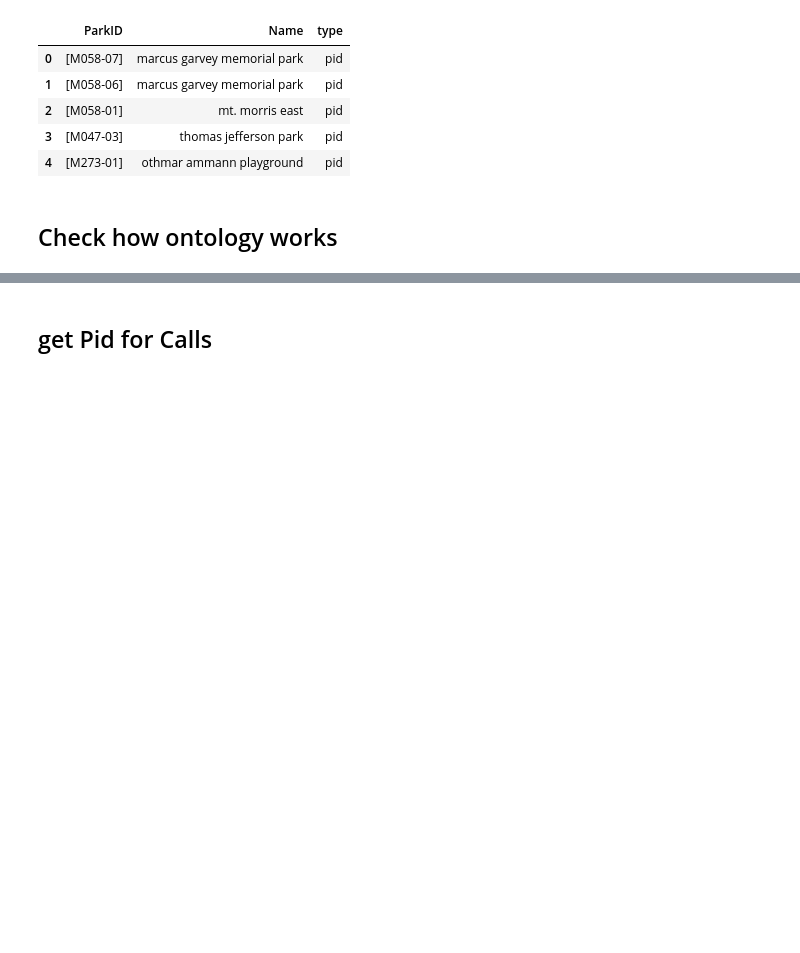
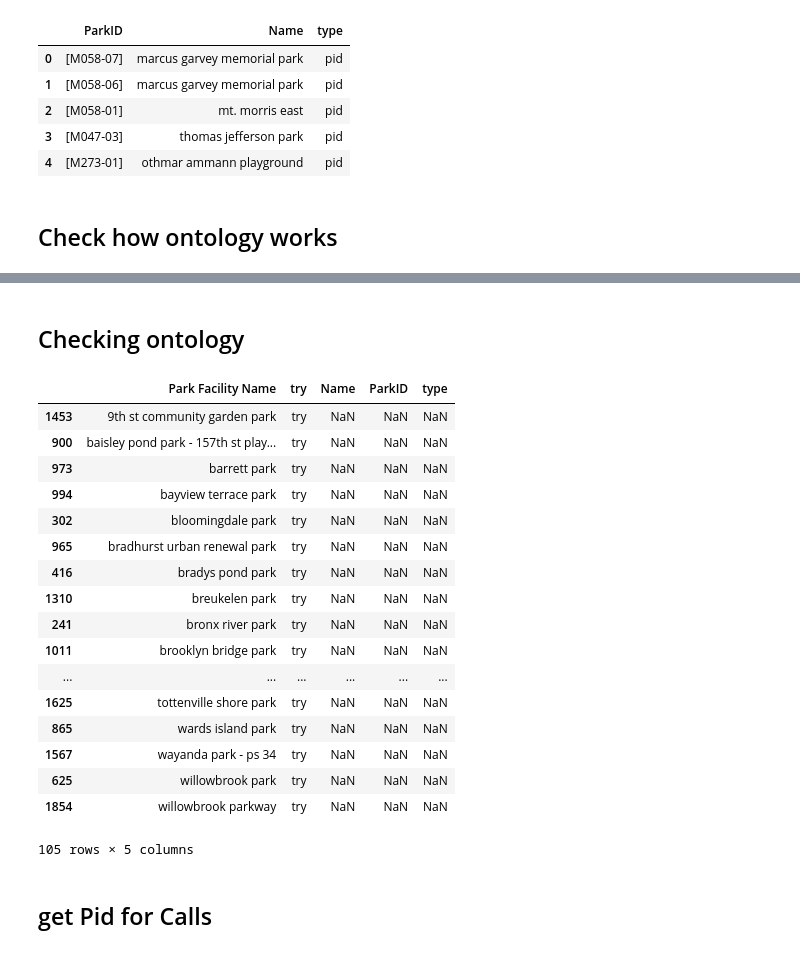
Before and after one commit to gdobler/parqa, a Jupyter notebook: 311/ONTOLOGY/4_311_calls_to_PropertyID.ipynb, the cells around one changed output, grey strips where cells are left out. Drawn from its saved outputs; the diff is of its cells as text; code cells hidden in the pictures; blank space fills up the shorter version.

```diff
--- a/311/ONTOLOGY/4_311_calls_to_PropertyID.ipynb
+++ b/311/ONTOLOGY/4_311_calls_to_PropertyID.ipynb
@@ -239,10 +225,10 @@ ontoMask.head()
 # %%
 onto2 = prop2.merge(ontoMask, on='Name', how='left')
-onto2.newName[pd.isnull(onto2.newName)] = onto2.Name[pd.isnull(onto2.newName)]
+onto2.fuzname[pd.isnull(onto2.fuzname)] = onto2.Name[pd.isnull(onto2.fuzname)]
 # %%
 ### edit Onto
-onto2.newName[onto2.Name.str.contains('mccarren park')] = 'mccarren park'
-onto2.newName[onto2.newName.str.contains('hunt')] = 'hunts point riverside park'
-onto2.newName[onto2.newName.str.contains('waring')] = 'waring plgd'
-onto2.newName[onto2.newName.str.contains('red hook')] = 'red hook park'
-onto2.newName[onto2.newName.str.contains('rockaway beach and boardwalk')] = 'rockaway beach boardwalk'
+onto2.fuzname[onto2.Name.str.contains('mccarren park')] = 'mccarren park'
+onto2.fuzname[onto2.fuzname.str.contains('hunt')] = 'hunts point riverside park'
+onto2.fuzname[onto2.fuzname.str.contains('waring')] = 'waring plgd'
+onto2.fuzname[onto2.fuzname.str.contains('red hook')] = 'red hook park'
+onto2.fuzname[onto2.fuzname.str.contains('rockaway beach and boardwalk')] = 'rockaway beach boardwalk'
@@ -257,5 +244,30 @@ onto2.newName[onto2.newName.str.contains('rockaway beach and boardwalk')] = 'roc
 # %%
-onto2.rename(inplace=1, columns={'Name':'Park Facility Name','newName':'Name'})
+onto2.rename(inplace=1, columns={'fuzname':'Park Facility Name','newName':'Name'})
+# %% [markdown]
+## Checking ontology
+# %%
+x = fuzzyNames.merge(onto2, how='left', on='Park Facility Name')
+
+x[(pd.isnull(x.ParkID))&(x['Park Facility Name'].str.contains('park'))].sort_values('Park Facility Name')
+# %% [output]
+|  | Park Facility Name | try | Name | ParkID | type |
+| 1453 | 9th st community garden park | try | NaN | NaN | NaN |
+| 900 | baisley pond park - 157th st play... | try | NaN | NaN | NaN |
+| 973 | barrett park | try | NaN | NaN | NaN |
+| 994 | bayview terrace park | try | NaN | NaN | NaN |
+| 302 | bloomingdale park | try | NaN | NaN | NaN |
+| 965 | bradhurst urban renewal park | try | NaN | NaN | NaN |
+| 416 | bradys pond park | try | NaN | NaN | NaN |
+| 1310 | breukelen park | try | NaN | NaN | NaN |
+| 241 | bronx river park | try | NaN | NaN | NaN |
+| 1011 | brooklyn bridge park | try | NaN | NaN | NaN |
+| ... | ... | ... | ... | ... | ... |
+| 1625 | tottenville shore park | try | NaN | NaN | NaN |
+| 865 | wards island park | try | NaN | NaN | NaN |
+| 1567 | wayanda park - ps 34 | try | NaN | NaN | NaN |
+| 625 | willowbrook park | try | NaN | NaN | NaN |
+| 1854 | willowbrook parkway | try | NaN | NaN | NaN |
+105 rows × 5 columns
 # %% [markdown]
 ## get Pid for Calls
 # %%
```
Also changed, not shown: parts of 20 cells of this notebook.
